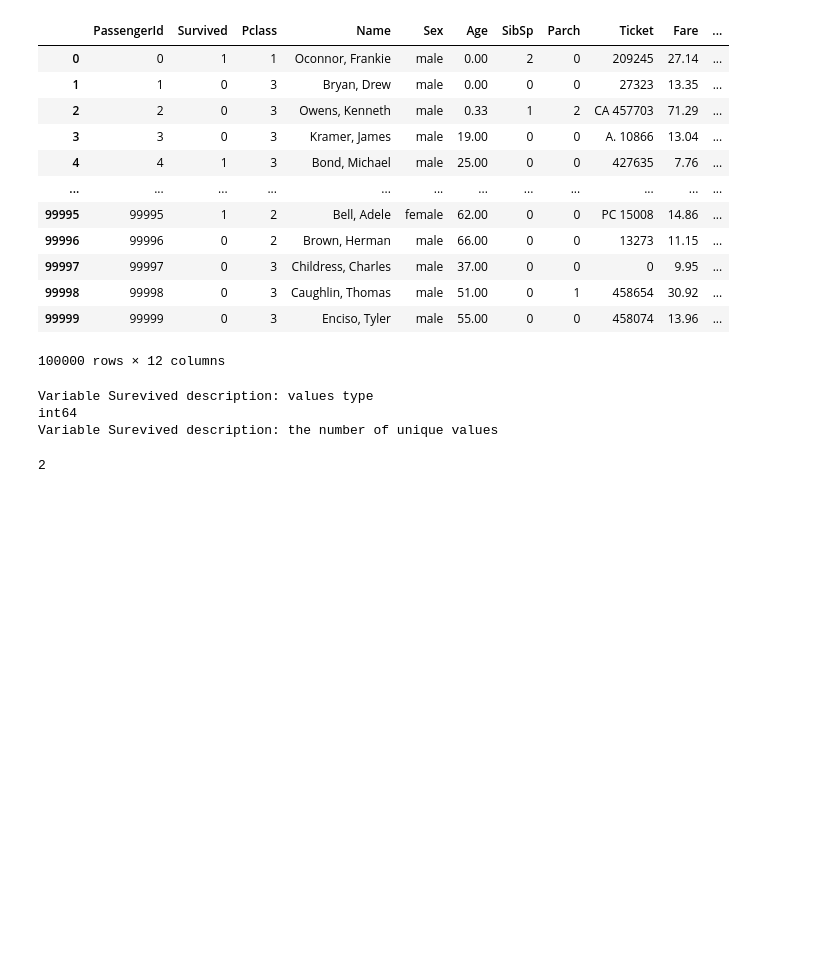
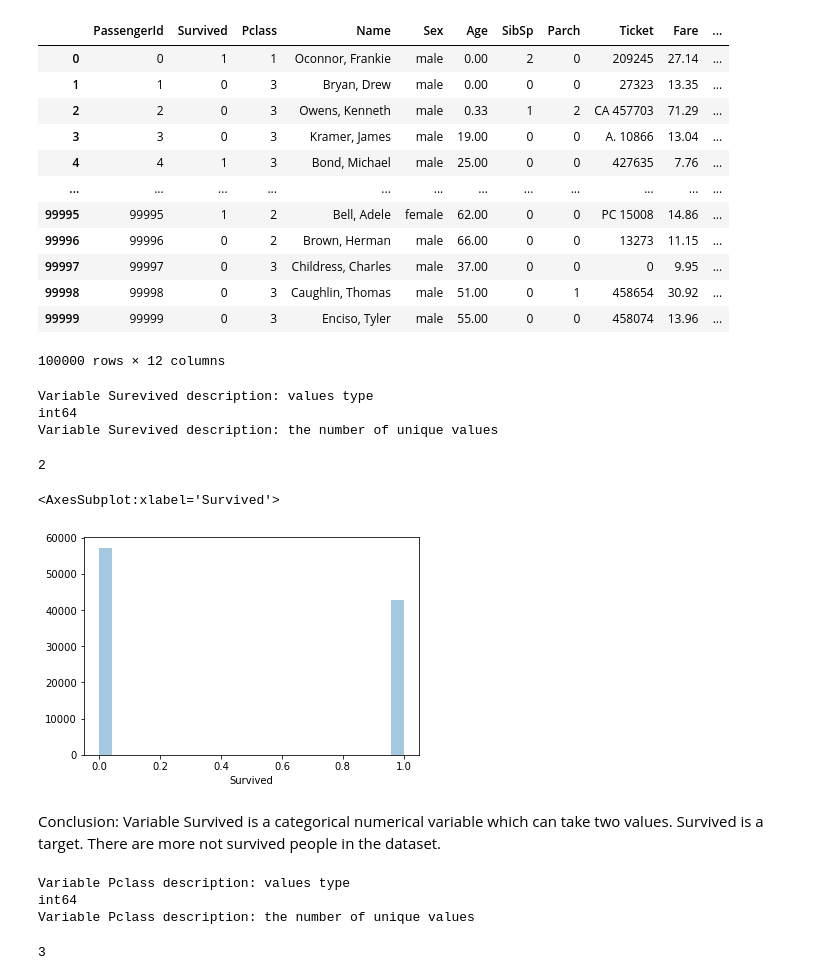
Before and after one commit to VeraAndreevna/Training, a Jupyter notebook: data_exploration.ipynb, the cells around one changed output. Cells and saved outputs as stored; diff of their text form; code cells hidden in the pictures; blank space fills up the shorter version.

```diff
--- a/data_exploration.ipynb
+++ b/data_exploration.ipynb
@@ -145,3 +126,21 @@ Variable Surevived description: values type
 int64
 Variable Surevived description: the number of unique values
 2
+# %%
+# Histogram
+sns.distplot(a=train_data['Survived'], kde=False)
+# %% [output]
+<AxesSubplot:xlabel='Survived'>
+[figure, added]
+# %% [markdown]
+Conclusion: Variable Survived is a categorical numerical variable which can take two values. Survived is a target. There are more not survived people in the dataset.
+# %%
+print("Variable Pclass description: values type")
+print(train_data['Pclass'].dtype.name)
+print("Variable Pclass description: the number of unique values")
+train_data['Pclass'].nunique()
+# %% [output]
+Variable Pclass description: values type
+int64
+Variable Pclass description: the number of unique values
+3
```
Also changed, not shown: parts of 42 cells of this notebook.
